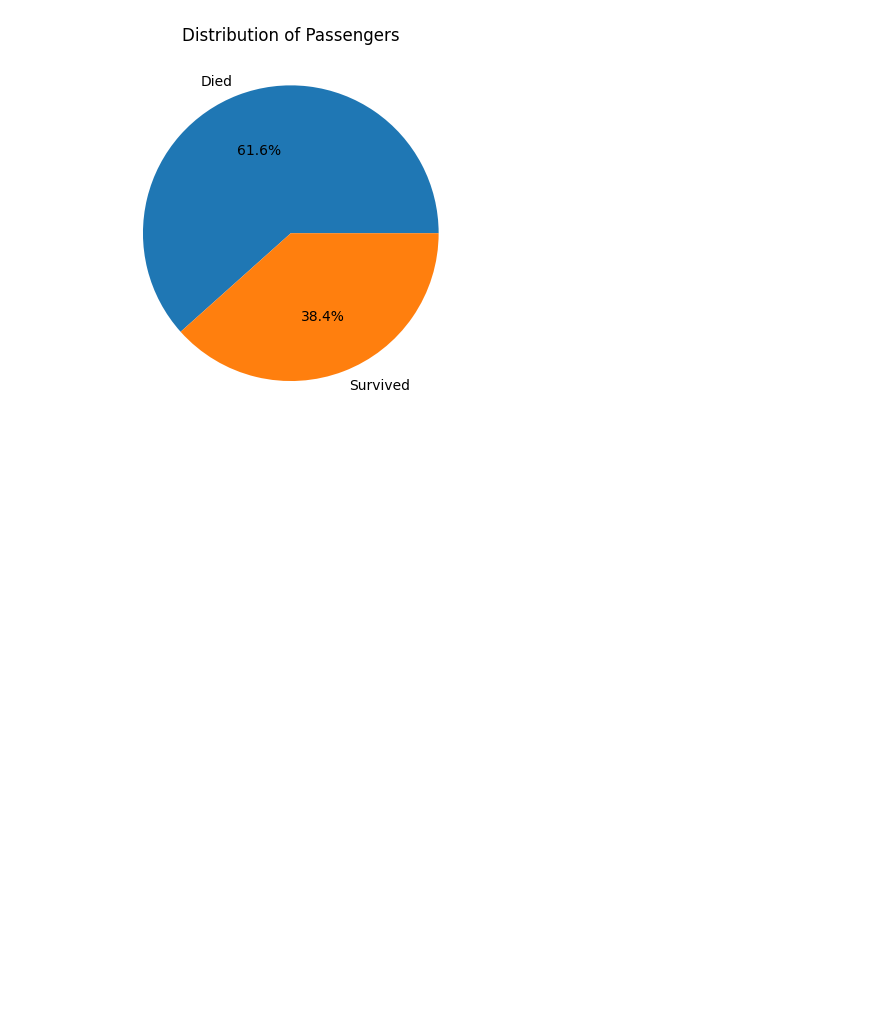
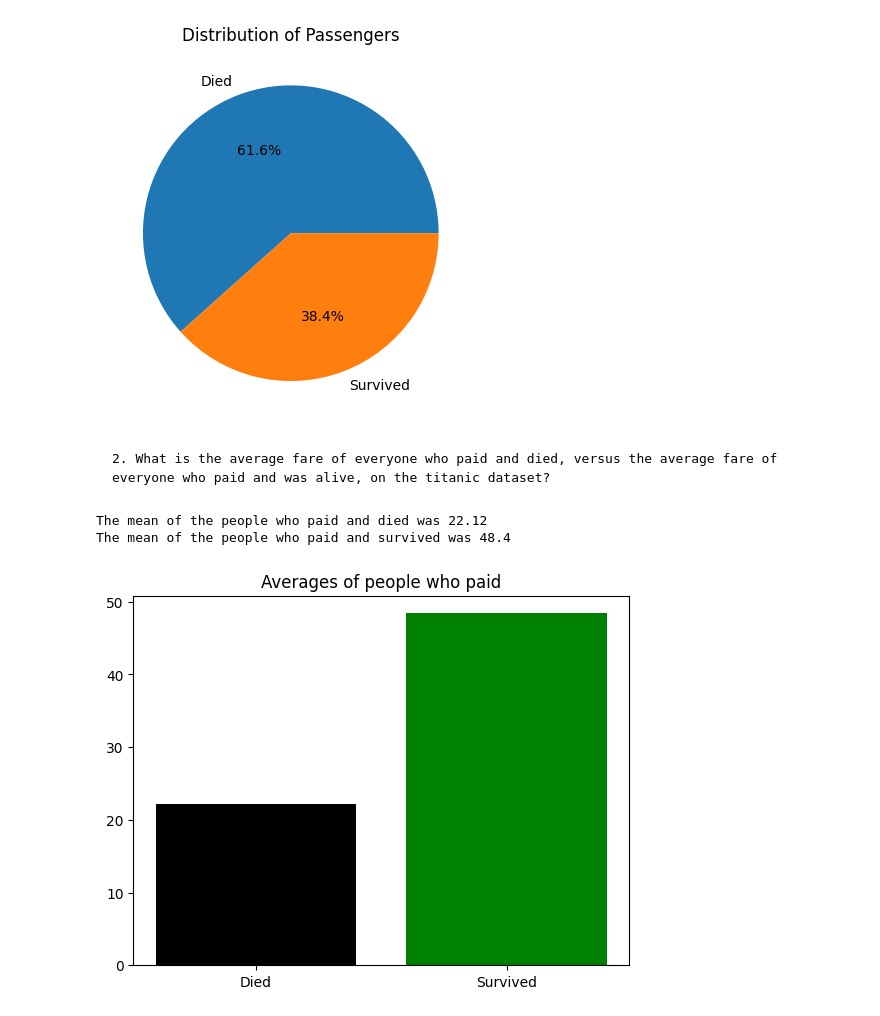
Before and after one commit to KaiSteamCenter/Unit-2-Python, a Jupyter notebook: titanicDataset.ipynb, the cells around one changed output. Cells and saved outputs as stored; diff of their text form; code cells hidden in the pictures; blank space fills up the shorter version.

````diff
--- a/titanicDataset.ipynb
+++ b/titanicDataset.ipynb
@@ -35,3 +39,37 @@ plt.title('Distribution of Passengers')
 plt.show()
 # %% [output]
 [figure]
+# %% [markdown]
+```
+2. What is the average fare of everyone who paid and died, versus the average fare of everyone who paid and was alive, on the titanic dataset?
+```
+# %%
+import pandas as pd
+import matplotlib.pyplot as plt
+
+
+# Read the Titanic dataset
+df = pd.read_csv("titanic.csv")
+
+
+# Calculate the average fare for passengers who died
+
+died = df[df['Survived'] == 0]['Fare'].mean() # Creates variable to filter survived dataset of 0, and gets the mean of the fare for the dead
+survived = df[df['Survived'] == 1]['Fare'].mean() # Creates variable to filter survived dataset of 1, and gets the mean of the fare for the survived
+died = round(died, 2) # Rounds died 2 decimal places
+survived = round(survived, 2) # Rounds survived 2 decimal places
+
+print('The mean of the people who paid and died was', died)
+print('The mean of the people who paid and survived was', survived)
+
+
+label = 'Died', "Survived"
+ylist = [died, survived]
+colors = ['black', 'green']
+plt.title('Averages of people who paid')
+plt.bar(label, ylist, color = colors)
+plt.show()
+# %% [output]
+The mean of the people who paid and died was 22.12
+The mean of the people who paid and survived was 48.4
+[figure, added]
````
Also changed, not shown: parts of 4 cells of this notebook, 2 other files.
